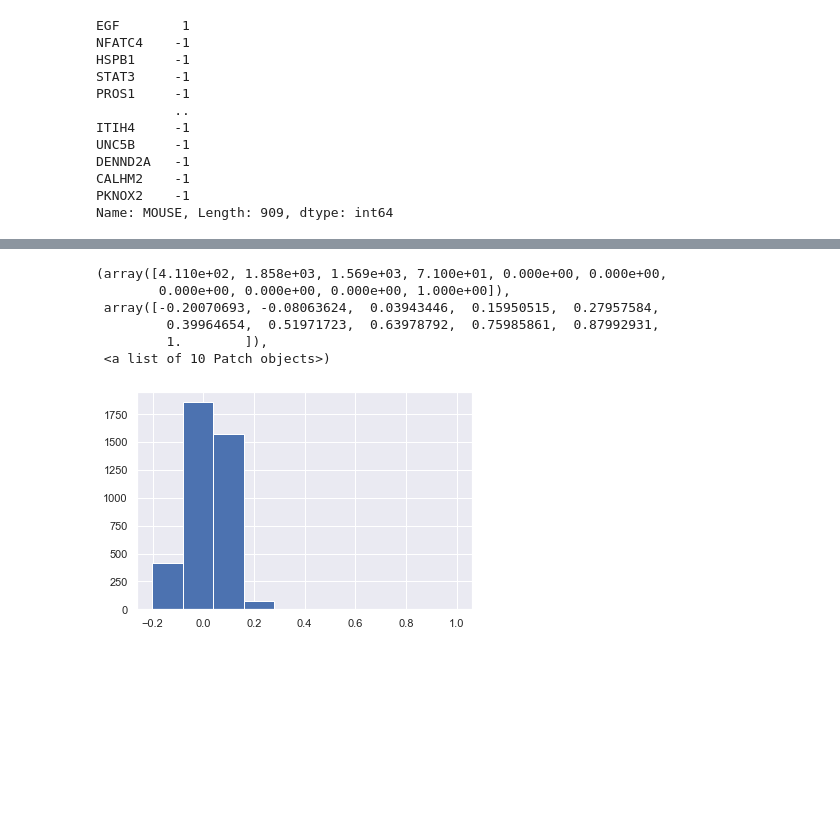
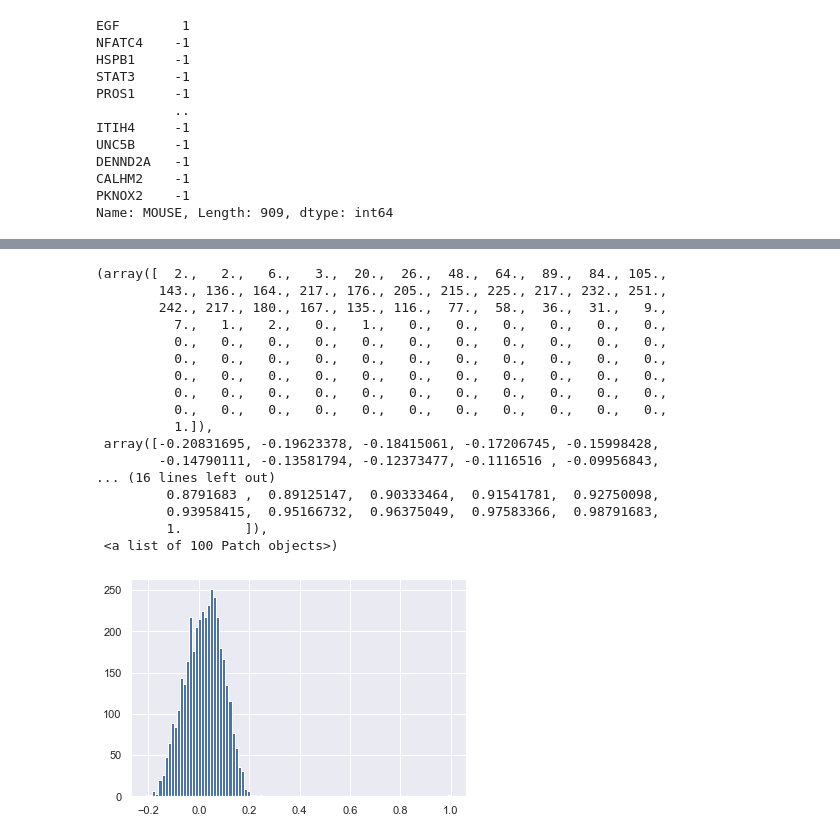
Before and after one commit to RuslanAlali/cMAp_Terzi, a Jupyter notebook: cMAP_Terzi_Lisa.ipynb, the cells around one changed output, grey strips where cells are left out. Cells and saved outputs as stored; diff of their text form; code cells hidden in the pictures; blank space fills up the shorter version.

```diff
--- a/cMAP_Terzi_Lisa.ipynb
+++ b/cMAP_Terzi_Lisa.ipynb
@@ -28,7 +28,7 @@ gene_data_file="GSE92742_Broad_LINCS_gene_info.txt"
 data_file_lvl5="GSE92742_Broad_LINCS_Level5_COMPZ.MODZ_n473647x12328.gctx"
 
 Fc_RNA_cutoff=0.8
-L1000_cutoff=0.3
+L1000_cutoff=0.25
 # %% [markdown]
 ## Loading data
 # %% [markdown]
@@ -922,7 +922,7 @@ As you can see, all  selected genes from RNA-seq with cut-off 0.58 is in the sel
 Maybe higher cut-off. I used 0.8 for RNA-Seq logFC and 0.4 for L100.<br>
 Both had around 750 genes active
 # %%
-Normalized_L1000_data=pd.read_csv("normalized_L1000_HA1E_byDMSO.csv",index_col=0)
+#Normalized_L1000_data=pd.read_csv("normalized_L1000_HA1E_byDMSO.csv",index_col=0)
 Normalized_L1000_data[Normalized_L1000_data>L1000_cutoff]= 1
 Normalized_L1000_data[Normalized_L1000_data<(-1*L1000_cutoff)]= -1
 Normalized_L1000_data[Normalized_L1000_data.abs()!=1]= 0
@@ -1147,13 +1186,24 @@ pearsonr(Big_data.iloc[:,0], Big_data[ss1])
 # %%
 all_corr=Big_data.corr()
 # %%
-plt.hist(all_corr.iloc[0])
+plt.hist(all_corr.iloc[0],bins=100)
 # %% [output]
-(array([4.110e+02, 1.858e+03, 1.569e+03, 7.100e+01, 0.000e+00, 0.000e+00,
-        0.000e+00, 0.000e+00, 0.000e+00, 1.000e+00]),
- array([-0.20070693, -0.08063624,  0.03943446,  0.15950515,  0.27957584,
-         0.39964654,  0.51971723,  0.63978792,  0.75985861,  0.87992931,
+(array([  2.,   2.,   6.,   3.,  20.,  26.,  48.,  64.,  89.,  84., 105.,
+        143., 136., 164., 217., 176., 205., 215., 225., 217., 232., 251.,
+        242., 217., 180., 167., 135., 116.,  77.,  58.,  36.,  31.,   9.,
+          7.,   1.,   2.,   0.,   1.,   0.,   0.,   0.,   0.,   0.,   0.,
+          0.,   0.,   0.,   0.,   0.,   0.,   0.,   0.,   0.,   0.,   0.,
+          0.,   0.,   0.,   0.,   0.,   0.,   0.,   0.,   0.,   0.,   0.,
+          0.,   0.,   0.,   0.,   0.,   0.,   0.,   0.,   0.,   0.,   0.,
+          0.,   0.,   0.,   0.,   0.,   0.,   0.,   0.,   0.,   0.,   0.,
+          0.,   0.,   0.,   0.,   0.,   0.,   0.,   0.,   0.,   0.,   0.,
+          1.]),
+ array([-0.20831695, -0.19623378, -0.18415061, -0.17206745, -0.15998428,
+        -0.14790111, -0.13581794, -0.12373477, -0.1116516 , -0.09956843,
+... (16 lines left out)
+         0.8791683 ,  0.89125147,  0.90333464,  0.91541781,  0.92750098,
+         0.93958415,  0.95166732,  0.96375049,  0.97583366,  0.98791683,
          1.        ]),
- <a list of 10 Patch objects>)
+ <a list of 100 Patch objects>)
-[figure, old version]
+[figure, new version]
 # %%
```
Also changed, not shown: parts of 21 cells of this notebook.
